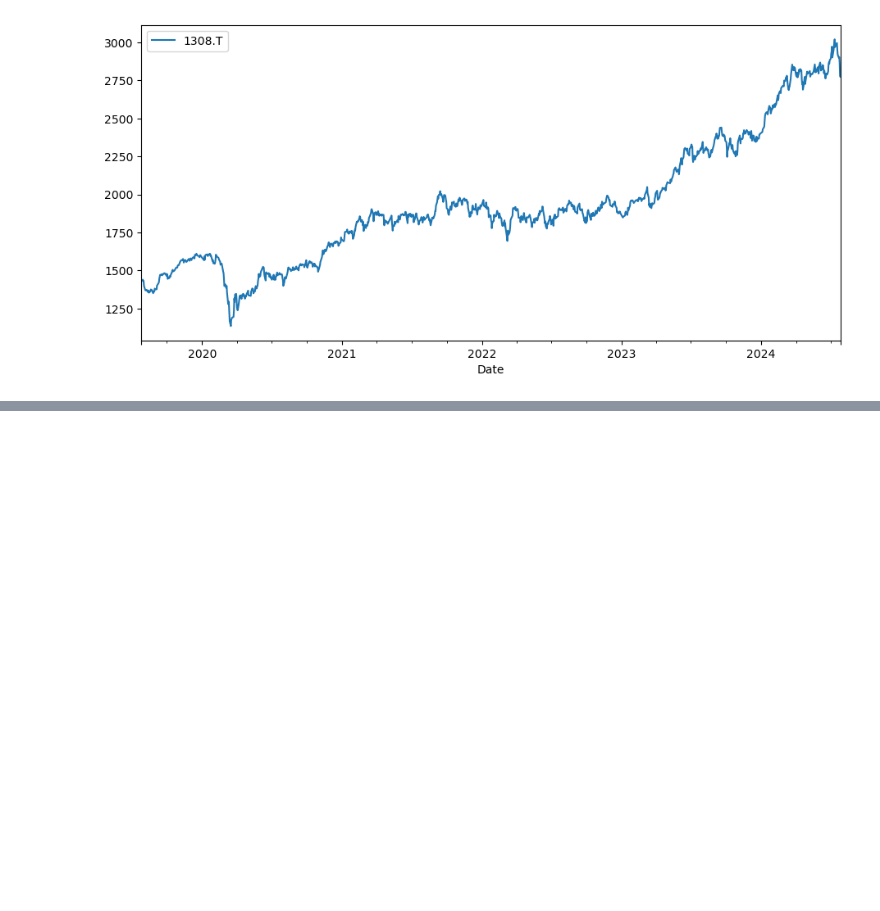
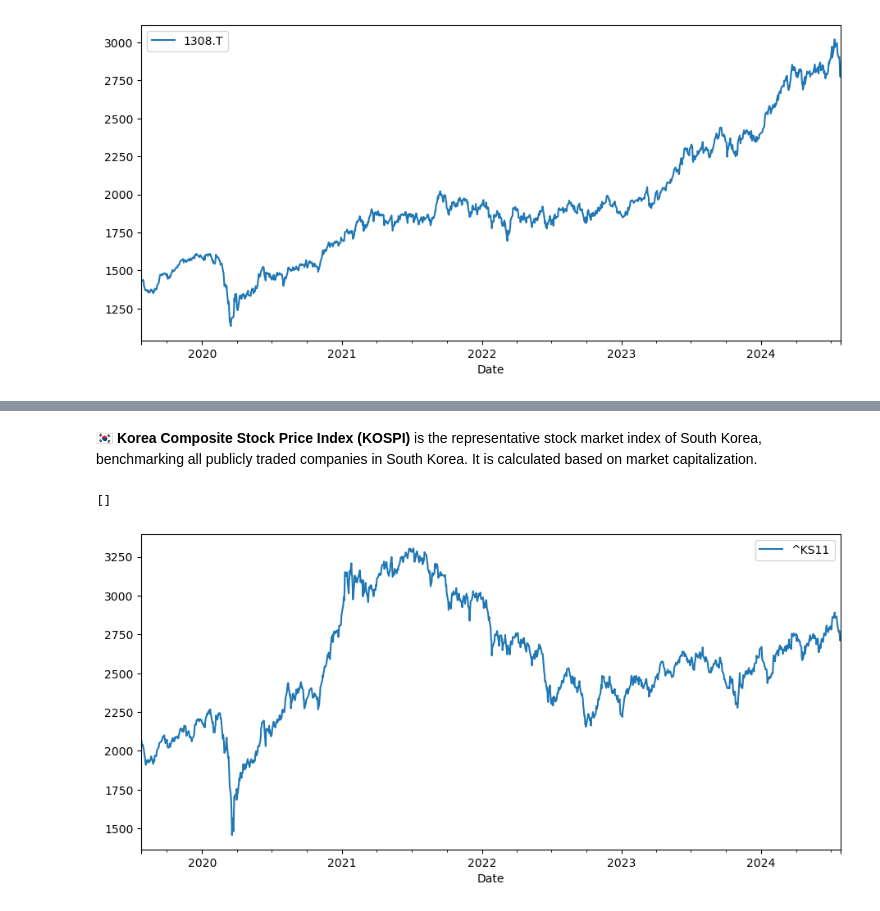
Before and after one commit to christianatanasov/algodisco, a Jupyter notebook: finance/index.ipynb, the cells around one changed output, grey strips where cells are left out. Saved outputs shown, nothing was run; the diff lists cells and outputs as text; code cells hidden in the pictures; blank space fills up the shorter version.

```diff
--- a/finance/index.ipynb
+++ b/finance/index.ipynb
@@ -155,0 +161,8 @@ cac40
+# %% [markdown]
+🇰🇷 <b>Korea Composite Stock Price Index (KOSPI)</b> is the representative stock market index of South Korea, benchmarking all publicly traded companies in South Korea. It is calculated based on market capitalization.
+# %%
+get_yf_ts('^KS11', '5y', '1d').plot(figsize=(11,5))
+plt.plot()
+# %% [output]
+[]
+[figure, added]
```
Also changed, not shown: parts of 27 cells of this notebook.
